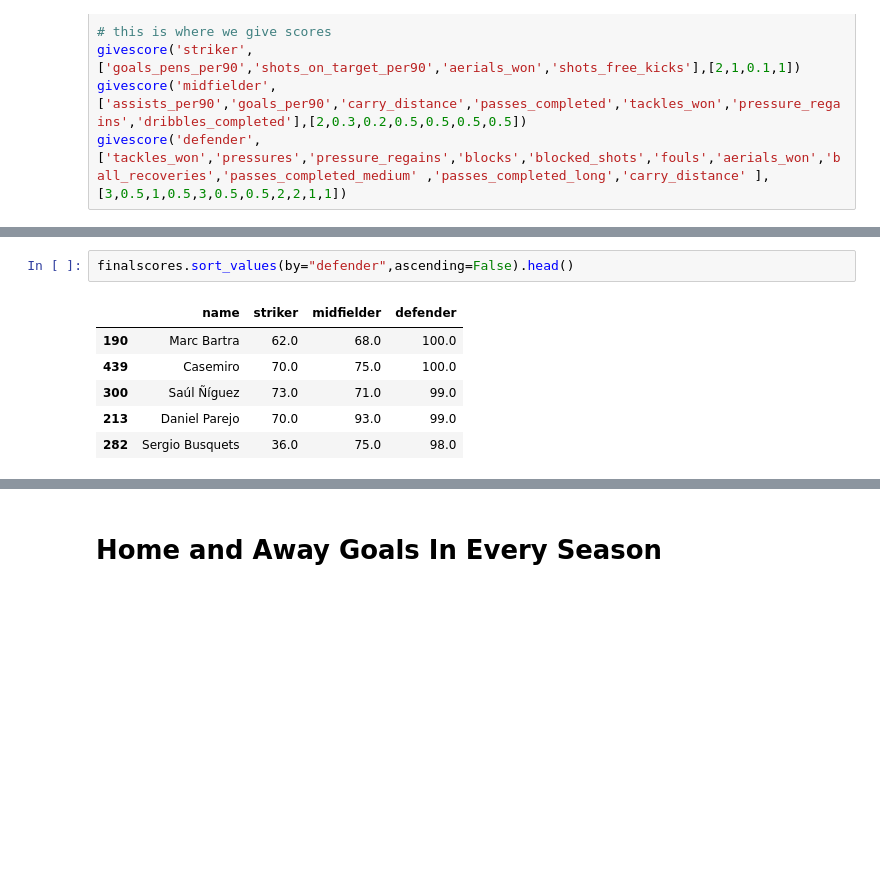
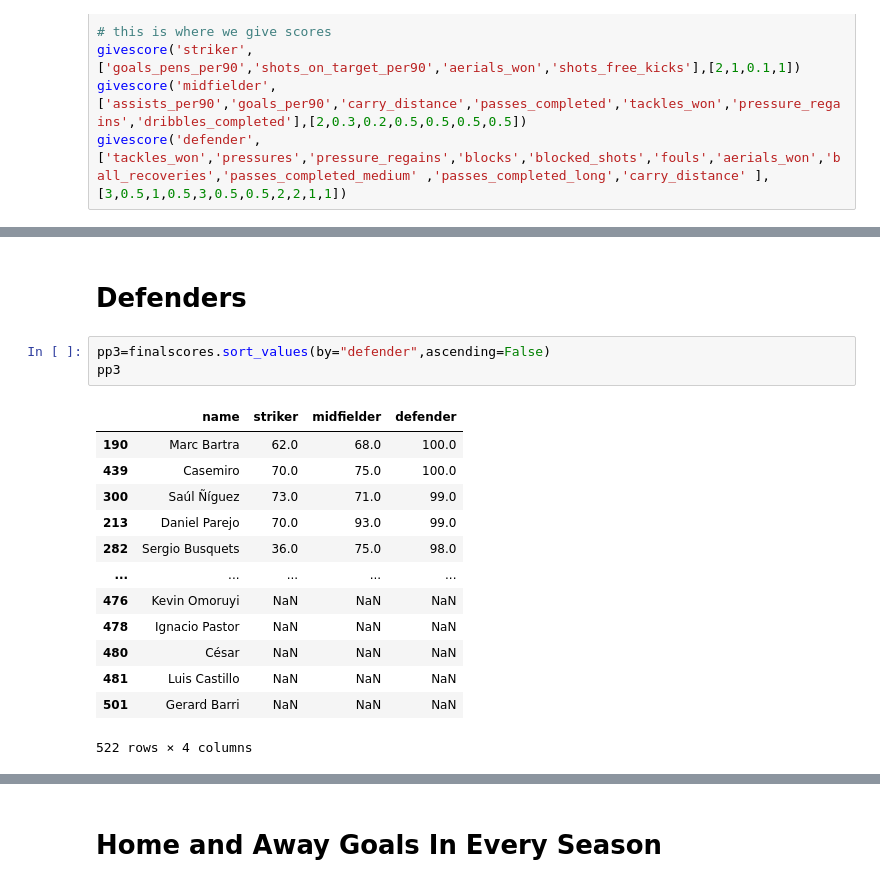
Before and after one commit to gagan2005/Soccer_Prediction_And_DataAnalysis, a Jupyter notebook: main.ipynb, the cells around one changed output, grey strips where cells are left out. Saved outputs shown, nothing was run; the diff lists cells and outputs as text; blank space fills up the shorter version.

```diff
--- a/main.ipynb
+++ b/main.ipynb
@@ -241,9 +305,19 @@ finalscores.sort_values(by="striker",ascending=False).head()
+# %% [markdown]
+# Defenders
 # %%
-finalscores.sort_values(by="defender",ascending=False).head()
+pp3=finalscores.sort_values(by="defender",ascending=False)
+pp3
 # %% [output]
 |  | name | striker | midfielder | defender |
 | 190 | Marc Bartra | 62.0 | 68.0 | 100.0 |
 | 439 | Casemiro | 70.0 | 75.0 | 100.0 |
 | 300 | Saúl Ñíguez | 73.0 | 71.0 | 99.0 |
 | 213 | Daniel Parejo | 70.0 | 93.0 | 99.0 |
 | 282 | Sergio Busquets | 36.0 | 75.0 | 98.0 |
+| ... | ... | ... | ... | ... |
+| 476 | Kevin Omoruyi | NaN | NaN | NaN |
+| 478 | Ignacio Pastor | NaN | NaN | NaN |
+| 480 | César | NaN | NaN | NaN |
+| 481 | Luis Castillo | NaN | NaN | NaN |
+| 501 | Gerard Barri | NaN | NaN | NaN |
+522 rows × 4 columns
```
Also changed, not shown: parts of 13 cells of this notebook.
